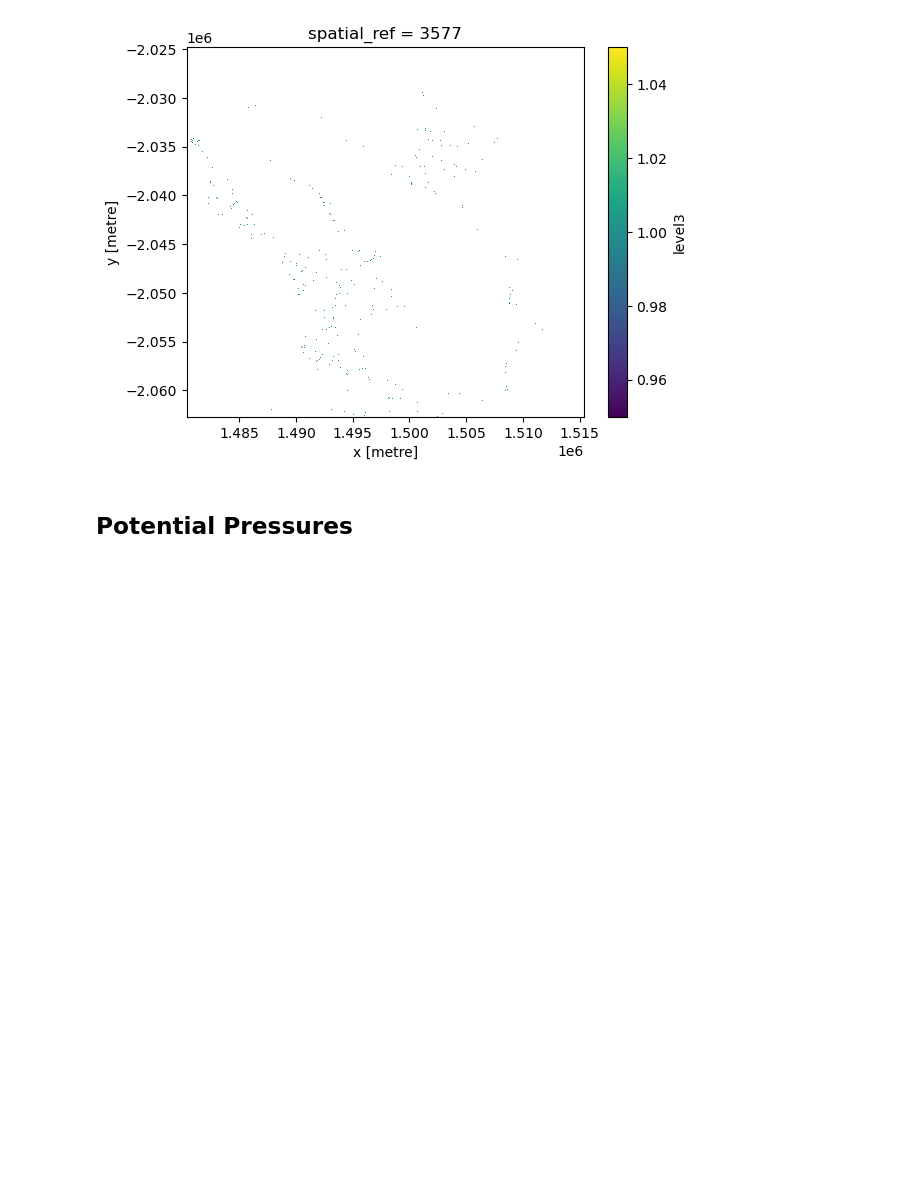
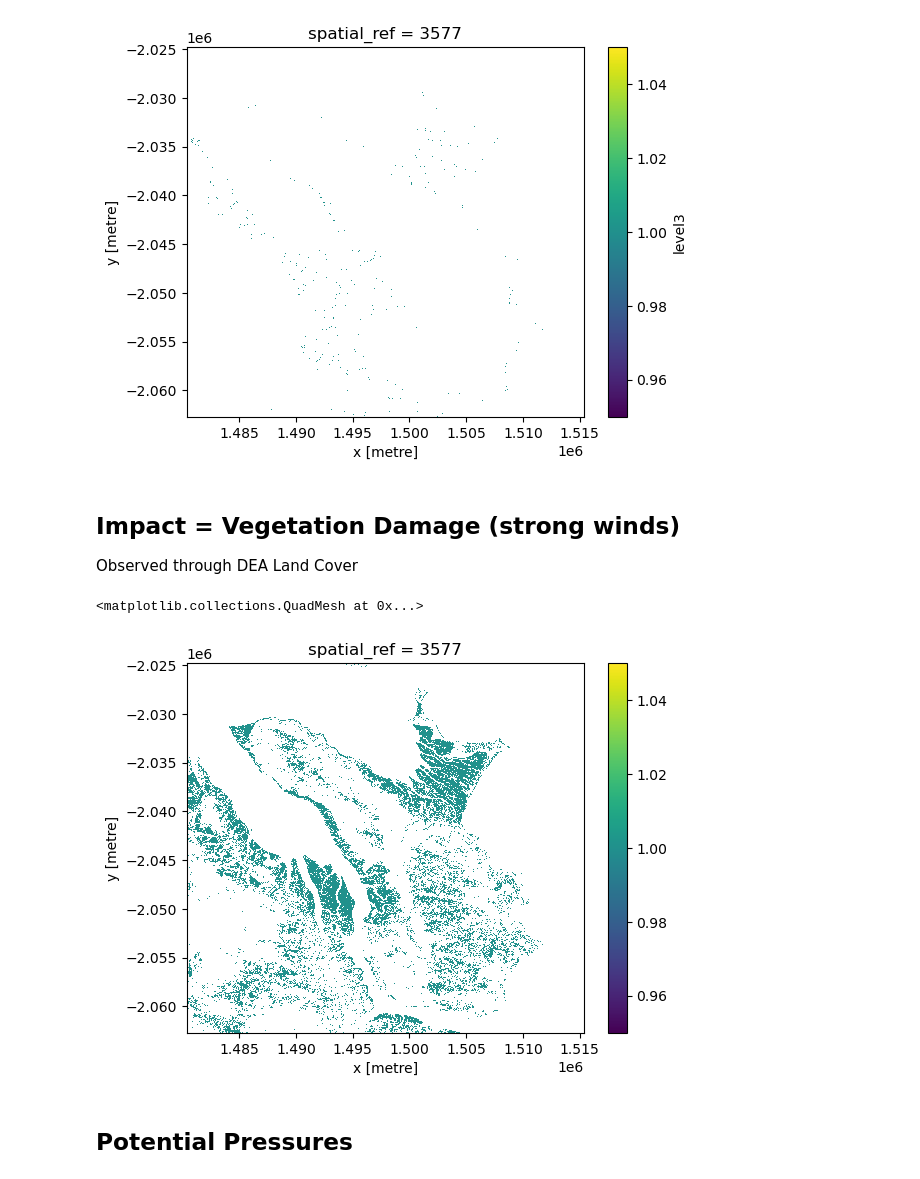
Before and after one commit to livingearth-system/living_coasts, a Jupyter notebook: notebooks/Vegetation_loss_case_study.ipynb, the cells around one changed output. Cells and saved outputs as stored; diff of their text form; code cells hidden in the pictures; blank space fills up the shorter version.

Commit message:
vegetation damage function draft

```diff
--- a/notebooks/Vegetation_loss_case_study.ipynb
+++ b/notebooks/Vegetation_loss_case_study.ipynb
@@ -79,3 +84,6 @@ vegetation_loss.plot()
 # %% [output]
 <matplotlib.collections.QuadMesh at 0x...>
 [figure]
+# %% [markdown]
+## Impact = Vegetation Damage (strong winds)
+Observed through DEA Land Cover
@@ -82,3 +148,10 @@ vegetation_loss.plot()
+# %%
+vegetation_damage = vegetation_damage(query_pre_impact, query_post_impact)
+# %%
+vegetation_damage.plot()
+# %% [output]
+<matplotlib.collections.QuadMesh at 0x...>
+[figure, added]
 # %% [markdown]
 ## Potential Pressures
 # %% [markdown]
```
Also changed, not shown: parts of 3 cells of this notebook, 1 other file.
